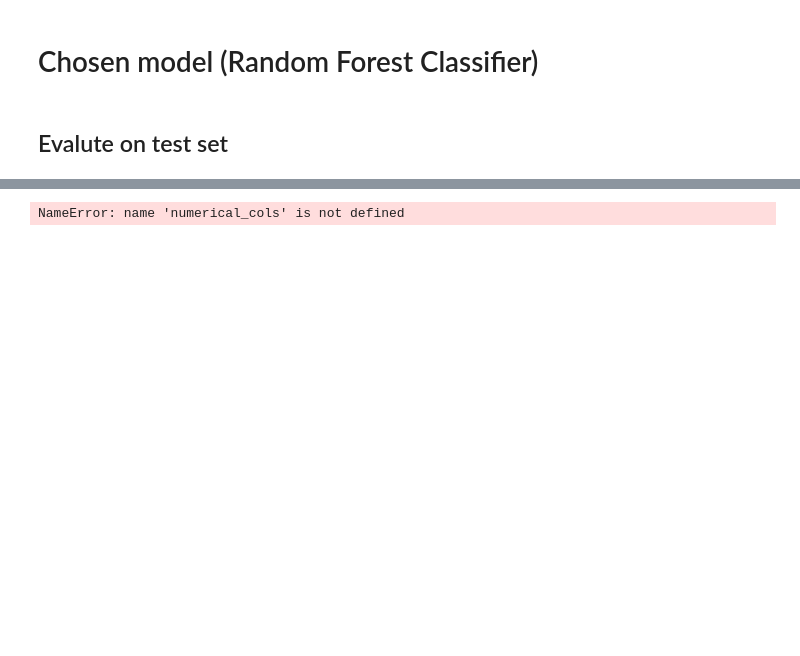
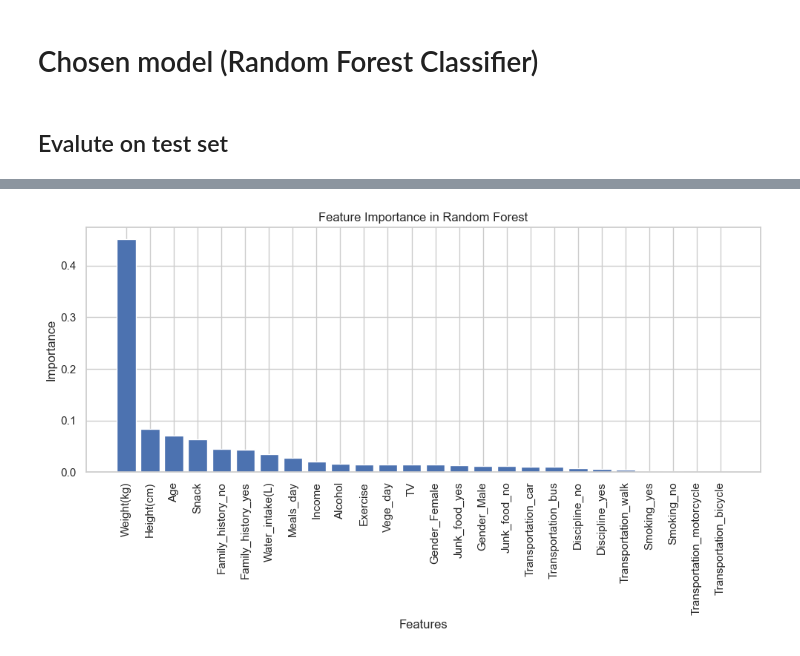
Before and after one commit to LiewZhengXian/UCCD2063-Assignment, a Jupyter notebook: G06_V3.ipynb, the cells around one changed output, grey strips where cells are left out. Saved outputs shown, nothing was run; the diff lists cells and outputs as text; code cells hidden in the pictures; blank space fills up the shorter version.

```diff
--- a/G06_V3.ipynb
+++ b/G06_V3.ipynb
@@ -885,20 +1014,20 @@ AUC high = 0.9926
 # %%
 best_rf = grid_search_rf.best_estimator_
 y_pred_best = best_rf.predict(X_test_tr)
 feature_importance = best_rf.feature_importances_
-feature_names = numerical_cols + feature_names_afEncode.tolist()
+
 
 # Sort features by importance
-feature_importance_sorted = sorted(zip(feature_importance, feature_names), reverse=True)
+feature_importance_sorted = sorted(zip(feature_importance, all_feature_names), reverse=True)
 
 # Plot feature importance
 plt.figure(figsize=(10, 6))
 plt.bar(range(len(feature_importance)), [imp for imp, _ in feature_importance_sorted])
 plt.xticks(range(len(feature_importance)), [name for _, name in feature_importance_sorted], rotation=90)
 plt.title('Feature Importance in Random Forest')
 plt.xlabel('Features')
 plt.ylabel('Importance')
 plt.tight_layout()
 plt.show()
 # %% [output]
-NameError: name 'numerical_cols' is not defined
+[figure, added]
```
Also changed, not shown: parts of 33 cells of this notebook, 1 other file.
